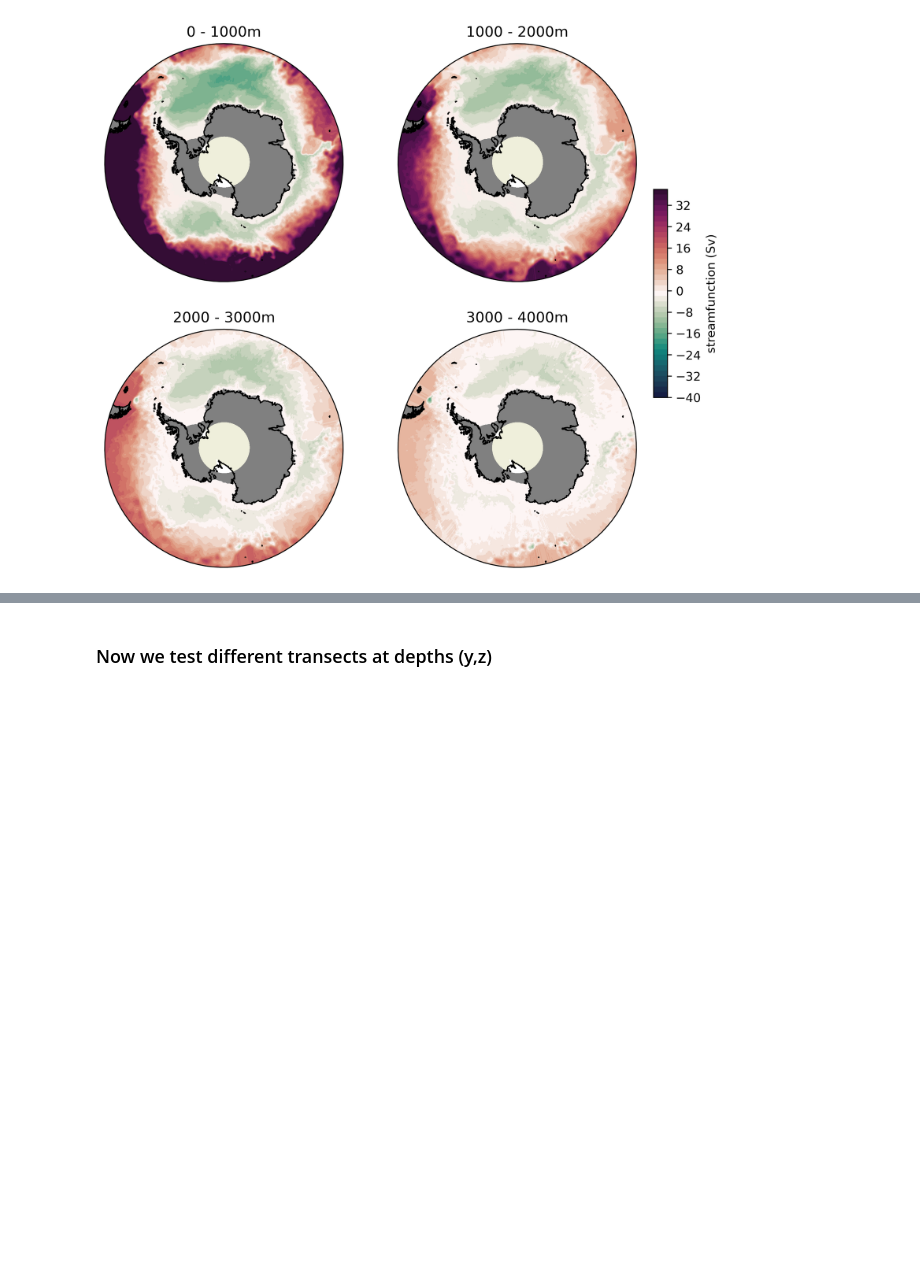
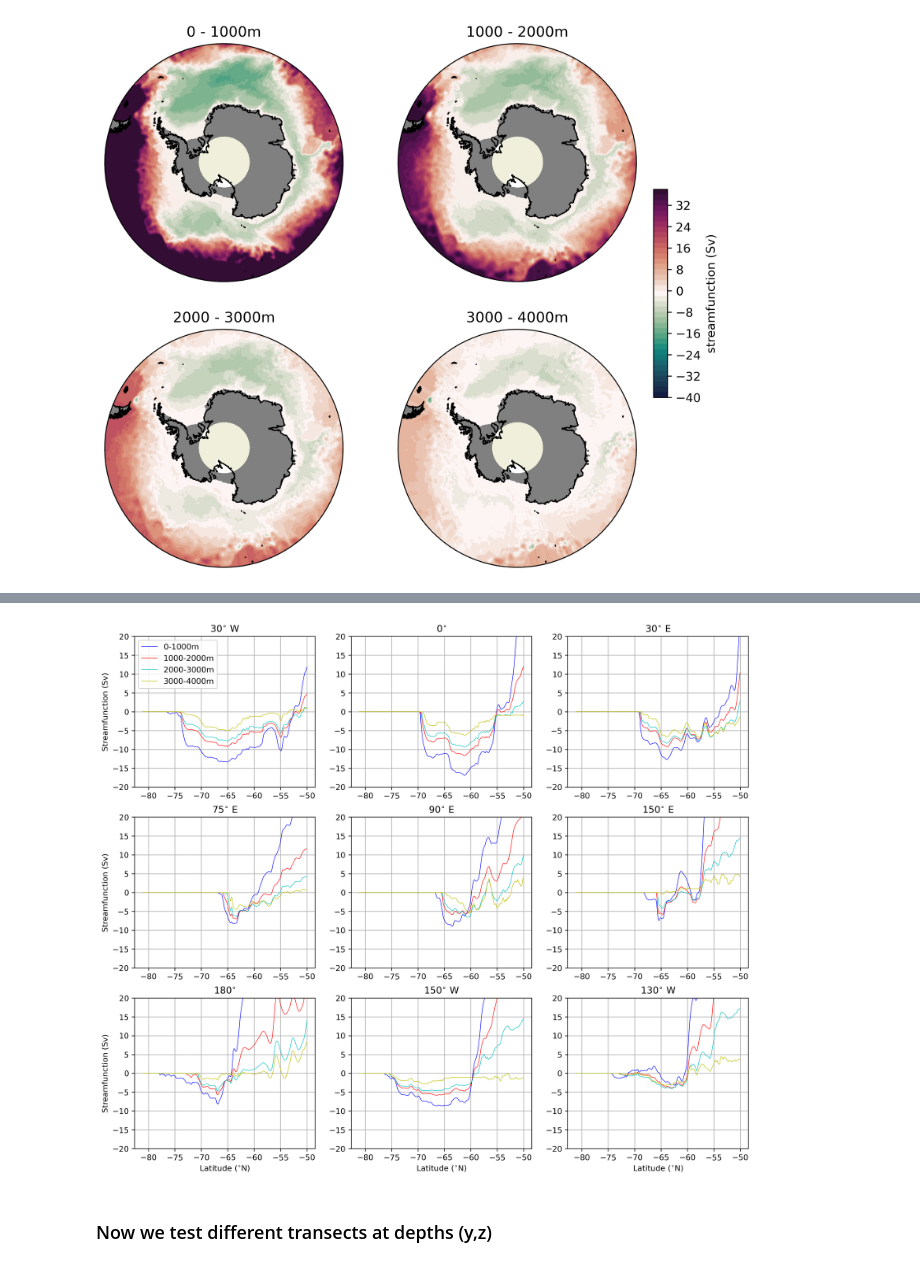
Before and after one commit to FengminXing/111, a Jupyter notebook: different depth (streamfunction).ipynb, the cells around one changed output, grey strips where cells are left out. Cells and saved outputs as stored; diff of their text form; code cells hidden in the pictures; blank space fills up the shorter version.

```diff
--- a/different depth (streamfunction).ipynb
+++ b/different depth (streamfunction).ipynb
@@ -396,0 +450,96 @@ Text(0, 0.5, 'streamfunction (Sv)')
+# %%
+fig = plt.figure(figsize=(14, 12), dpi=300)
+# 30W
+plt.subplot(3,3,1)
+plt.plot(flux11.yh.values,flux11.values,color = 'b',linewidth = 0.6)
+plt.plot(flux21.yh.values,flux21.values,color = 'r',linewidth = 0.6)
+plt.plot(flux31.yh.values,flux31.values,color = 'c',linewidth = 0.6)
+plt.plot(flux41.yh.values,flux41.values,color = 'y',linewidth = 0.6)
+plt.legend(['0-1000m','1000-2000m','2000-3000m','3000-4000m'])
+plt.ylabel('Streamfunction (Sv)')
+plt.ylim(-20,20)
+plt.grid()
+plt.title('30$^{\circ}$ W')
+# 0
+plt.subplot(3,3,2)
+plt.plot(flux12.yh.values,flux12.values,color = 'b',linewidth = 0.6)
+plt.plot(flux22.yh.values,flux22.values,color = 'r',linewidth = 0.6)
+plt.plot(flux32.yh.values,flux32.values,color = 'c',linewidth = 0.6)
+plt.plot(flux42.yh.values,flux42.values,color = 'y',linewidth = 0.6)
+plt.ylim(-20,20)
+plt.grid()
+plt.title('0$^{\circ}$')
+# 30 E
+plt.subplot(3,3,3)
+plt.plot(flux13.yh.values,flux13.values,color = 'b',linewidth = 0.6)
+plt.plot(flux23.yh.values,flux23.values,color = 'r',linewidth = 0.6)
+plt.plot(flux33.yh.values,flux33.values,color = 'c',linewidth = 0.6)
+plt.plot(flux43.yh.values,flux43.values,color = 'y',linewidth = 0.6)
+plt.ylim(-20,20)
+plt.grid()
+plt.title('30$^{\circ}$ E')
+# 75 E
+plt.subplot(3,3,4)
+plt.plot(flux14.yh.values,flux14.values,color = 'b',linewidth = 0.6)
+plt.plot(flux24.yh.values,flux24.values,color = 'r',linewidth = 0.6)
+plt.plot(flux34.yh.values,flux34.values,color = 'c',linewidth = 0.6)
+plt.plot(flux44.yh.values,flux44.values,color = 'y',linewidth = 0.6)
+plt.ylabel('Streamfunction (Sv)')
+plt.ylim(-20,20)
+plt.grid()
+plt.title('75$^{\circ}$ E')
+
+# 90 E
+plt.subplot(3,3,5)
+plt.plot(flux15.yh.values,flux15.values,color = 'b',linewidth = 0.6)
+plt.plot(flux25.yh.values,flux25.values,color = 'r',linewidth = 0.6)
+plt.plot(flux35.yh.values,flux35.values,color = 'c',linewidth = 0.6)
+plt.plot(flux45.yh.values,flux45.values,color = 'y',linewidth = 0.6)
+plt.ylim(-20,20)
+plt.grid()
+plt.title('90$^{\circ}$ E')
+
+# 150 E
+plt.subplot(3,3,6)
+plt.plot(flux16.yh.values,flux16.values,color = 'b',linewidth = 0.6)
+plt.plot(flux26.yh.values,flux26.values,color = 'r',linewidth = 0.6)
+plt.plot(flux36.yh.values,flux36.values,color = 'c',linewidth = 0.6)
+plt.plot(flux46.yh.values,flux46.values,color = 'y',linewidth = 0.6)
+plt.ylim(-20,20)
+plt.grid()
+plt.title('150$^{\circ}$ E')
+
+# 180
+plt.subplot(3,3,7)
+plt.plot(flux17.yh.values,flux17.values,color = 'b',linewidth = 0.6)
+plt.plot(flux27.yh.values,flux27.values,color = 'r',linewidth = 0.6)
+plt.plot(flux37.yh.values,flux37.values,color = 'c',linewidth = 0.6)
+plt.plot(flux47.yh.values,flux47.values,color = 'y',linewidth = 0.6)
+plt.xlabel('Latitude ($^{\circ}$N)')
+plt.ylabel('Streamfunction (Sv)')
+plt.ylim(-20,20)
+plt.grid()
+plt.title('180$^{\circ}$')
+
+# 150 W
+plt.subplot(3,3,8)
+plt.plot(flux18.yh.values,flux18.values,color = 'b',linewidth = 0.6)
+plt.plot(flux28.yh.values,flux28.values,color = 'r',linewidth = 0.6)
+plt.plot(flux38.yh.values,flux38.values,color = 'c',linewidth = 0.6)
+plt.plot(flux48.yh.values,flux48.values,color = 'y',linewidth = 0.6)
+plt.xlabel('Latitude ($^{\circ}$N)')
+plt.ylim(-20,20)
+plt.grid()
+plt.title('150$^{\circ}$ W')
+
+# 130 W
+plt.subplot(3,3,9)
+plt.plot(flux19.yh.values,flux19.values,color = 'b',linewidth = 0.6)
+plt.plot(flux29.yh.values,flux29.values,color = 'r',linewidth = 0.6)
+plt.plot(flux39.yh.values,flux39.values,color = 'c',linewidth = 0.6)
+plt.plot(flux49.yh.values,flux49.values,color = 'y',linewidth = 0.6)
+plt.xlabel('Latitude ($^{\circ}$N)')
+plt.ylim(-20,20)
+plt.grid()
+plt.title('130$^{\circ}$ W')
+# %% [output]
@@ -397,3 +547,4 @@ Text(0, 0.5, 'streamfunction (Sv)')
+[figure, added]
 # %% [markdown]
 ### Now we test different transects at depths (y,z)
 # %%
```
Also changed, not shown: parts of 4 cells of this notebook.
